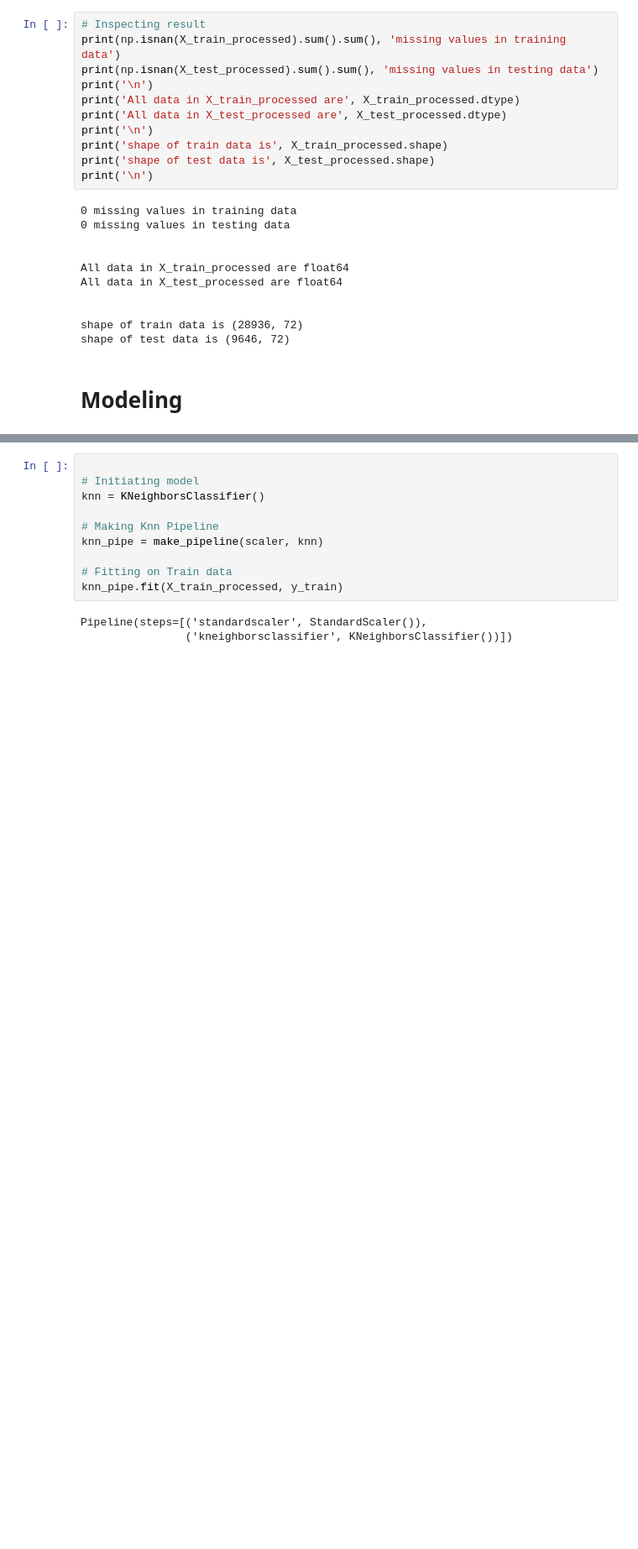
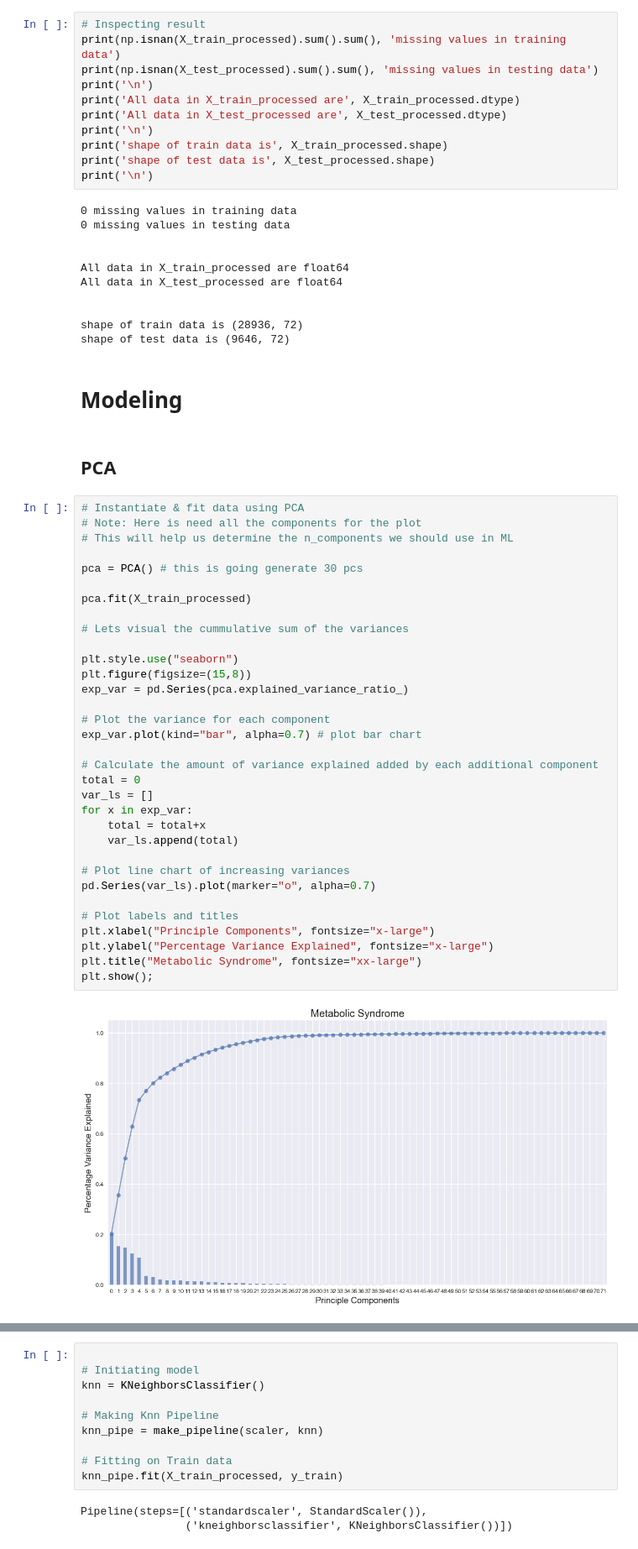
Before and after one commit to farisassallami/Adult-Annual-Income-50k-or-More-classifier, a Jupyter notebook: Adult_Income.ipynb, the cells around one changed output, grey strips where cells are left out. Shown: that part at 84% size. Saved outputs shown, nothing was run; the diff lists cells and outputs as text; blank space fills up the shorter version.

```diff
--- a/Adult_Income.ipynb
+++ b/Adult_Income.ipynb
@@ -392,3 +392,40 @@ shape of train data is (28936, 72)
 shape of test data is (9646, 72)
 # %% [markdown]
 # Modeling
+# %% [markdown]
+## PCA
+# %%
+# Instantiate & fit data using PCA
+# Note: Here is need all the components for the plot
+# This will help us determine the n_components we should use in ML
+
+pca = PCA() # this is going generate 30 pcs
+
+pca.fit(X_train_processed)
+
+# Lets visual the cummulative sum of the variances
+
+plt.style.use("seaborn")
+plt.figure(figsize=(15,8))
+exp_var = pd.Series(pca.explained_variance_ratio_)
+
+# Plot the variance for each component
+exp_var.plot(kind="bar", alpha=0.7) # plot bar chart
+
+# Calculate the amount of variance explained added by each additional component
+total = 0
+var_ls = []
+for x in exp_var:
+    total = total+x
+    var_ls.append(total)
+
+# Plot line chart of increasing variances
+pd.Series(var_ls).plot(marker="o", alpha=0.7)
+
+# Plot labels and titles
+plt.xlabel("Principle Components", fontsize="x-large")
+plt.ylabel("Percentage Variance Explained", fontsize="x-large")
+plt.title("Metabolic Syndrome", fontsize="xx-large")
+plt.show();
+# %% [output]
+[figure, added]
```
Also changed, not shown: parts of 59 cells of this notebook.
